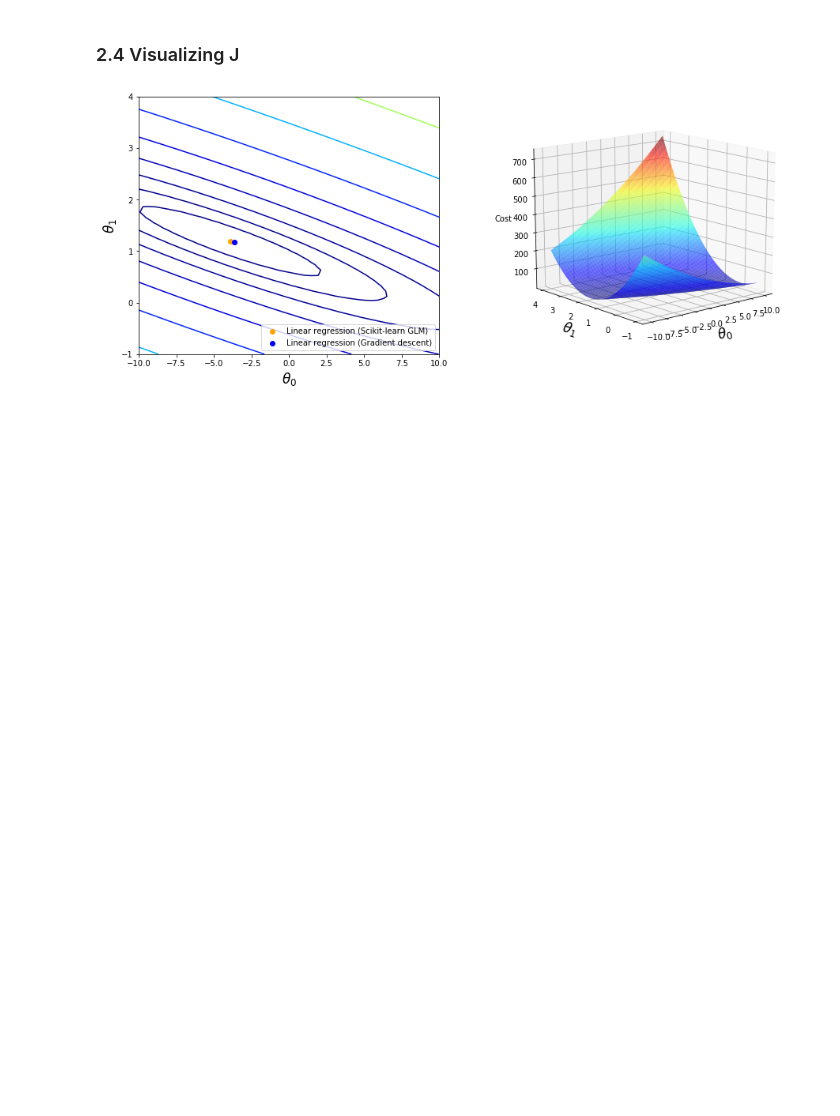
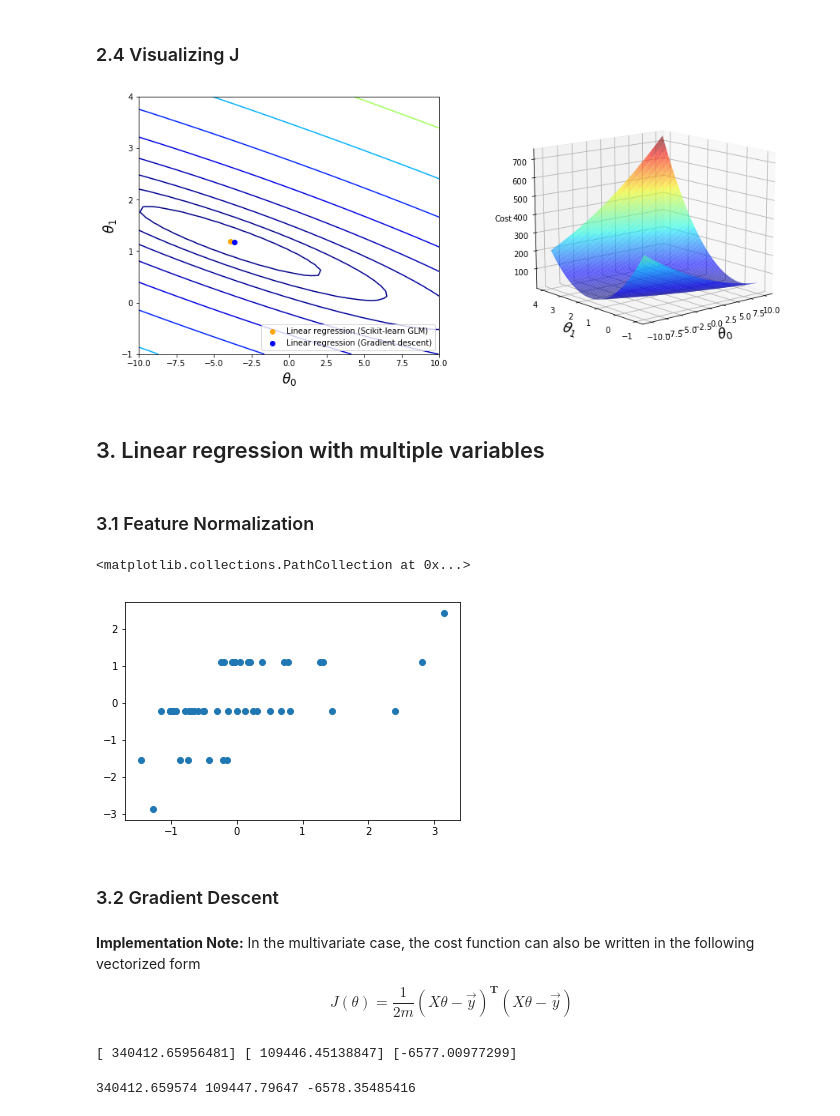
Before and after one commit to vitaminac/maths, a Jupyter notebook: 1 Linear Regression/assignment.ipynb, the cells around one changed output. Drawn from its saved outputs; the diff is of its cells as text; code cells hidden in the pictures; blank space fills up the shorter version.

Commit message:
complete linear regression optional exercises

```diff
--- a/1 Linear Regression/assignment.ipynb
+++ b/1 Linear Regression/assignment.ipynb
@@ -181,2 +199,57 @@ cost_fig
 # %% [output]
 [figure]
+# %% [markdown]
+## 3. Linear regression with multiple variables
+# %%
+# read comma separated data
+data = np.loadtxt("./machine-learning-ex1/ex1/ex1data2.txt", delimiter=",")
+
+# The first column is the size of the house (in square feet),
+# the second column is the number of bedrooms,
+# and the third column is the price of the house.
+X, y = np.hsplit(data, (2,))
+# %% [markdown]
+### 3.1 Feature Normalization
+# %%
+def feature_normalize(X):
+    # Subtract the mean value of each feature from the dataset
+    features_mean = np.mean(X, axis=0)
+
+    # Calculate their respective “standard deviations".
+    features_std = np.std(X, axis=0)
+
+    # After subtracting the mean, additionally scale (divide) the feature values by std
+    # numpy Broadcasting operation
+    scaled_X = (X - features_mean) / features_std
+    # When normalizing the features, it is important to store the values used for normalization
+    # when predict a new x value, we must first normalize x using the mean and standard deviation
+    # that we had previously computed from the training set.
+    return scaled_X, features_mean, features_std
+# %%
+scaled_X, features_mean, features_std = feature_normalize(X)
+# most data points will lie within ± 2 standard deviations of the mean
+plt.scatter(*np.hsplit(scaled_X, 2))
+# %% [output]
+<matplotlib.collections.PathCollection at 0x...>
+[figure, added]
+# %% [markdown]
+### 3.2 Gradient Descent
+# %% [markdown]
+**Implementation Note:** In the multivariate case, the cost function can also be written in the following vectorized form
+
+\begin{equation}
+    J(\theta) = \frac{1}{2m}(X\theta-\vec{y})^{\mathbf{T}}(X\theta-\vec{y})
+\end{equation}
+# %%
+# uses the previously defined function
+theta_sol, j_his = gradient_descent(scaled_X, y, iterations=5000)
+
+print(*theta_sol)
+# %% [output]
+[ 340412.65956481] [ 109446.45138847] [-6577.00977299]
+# %%
+reg = LinearRegression()
+reg.fit(scaled_X, y.ravel())
+print(reg.intercept_, *reg.coef_)
+# %% [output]
+340412.659574 109447.79647 -6578.35485416
```
Also changed, not shown: parts of 22 cells of this notebook.
